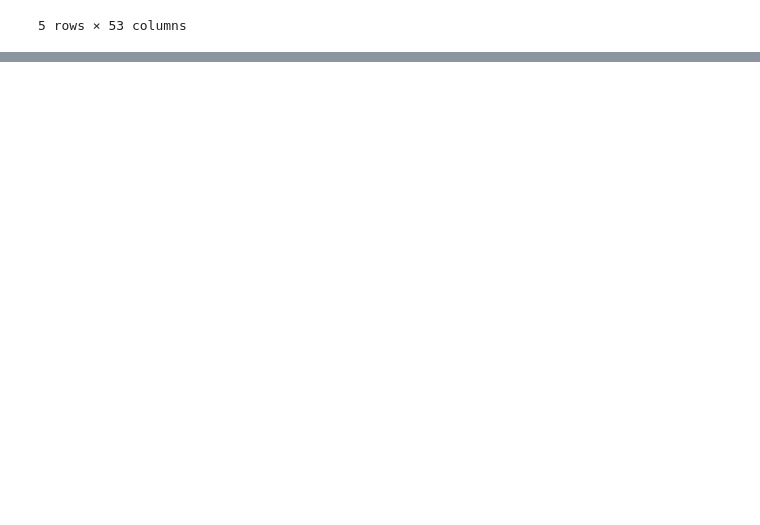
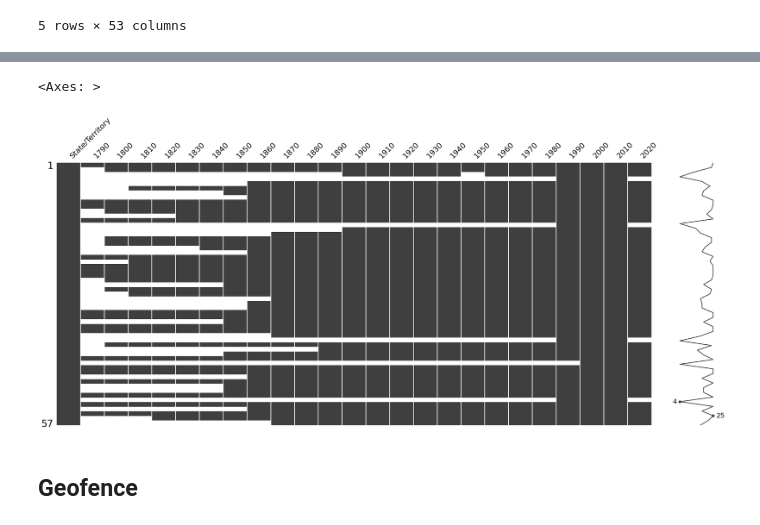
Before and after one commit to ewattudo/datamanagement, a Jupyter notebook: PS1.ipynb, the cells around one changed output, grey strips where cells are left out. Drawn from its saved outputs; the diff is of its cells as text; code cells hidden in the pictures; blank space fills up the shorter version.

Commit message:
Started to manipulate the data and review it.

```diff
--- a/PS1.ipynb
+++ b/PS1.ipynb
@@ -70,7 +70,8 @@ Requirement already satisfied: six>=1.5 in /usr/local/lib/python3.11/dist-packag
 
 Source: Wikipedia https://en.wikipedia.org/wiki/List_of_U.S._states_and_territories_by_African-American_population
 # %%
-pd.read_html('https://en.wikipedia.org/wiki/List_of_U.S._states_and_territories_by_African-American_population',match="State/Territory")[0].head(5)
+aapop = pd.read_html('https://en.wikipedia.org/wiki/List_of_U.S._states_and_territories_by_African-American_population',match="State/Territory")[0].head(65)
+aapop.head(5)
 # %% [output]
 Warning: Total number of columns (25) exceeds max_columns (20). Falling back to pandas display.
 |  | State/Territory | 1790 | 1800 | 1810 | 1820 | 1830 | 1840 | 1850 | 1860 | 1870 | ... |
@@ -115,0 +156,8 @@ Warning: Total number of columns (53) exceeds max_columns (20). Falling back to
+# %%
+#This all makes sense. I hypothesize that the missing data is related to when statehood was granted. I think I might just pull 2010 and 2020
+msno.matrix(aapop)
+# %% [output]
+<Axes: >
+[figure, added]
+# %% [markdown]
+## Geofence
```
Also changed, not shown: parts of 13 cells of this notebook.
